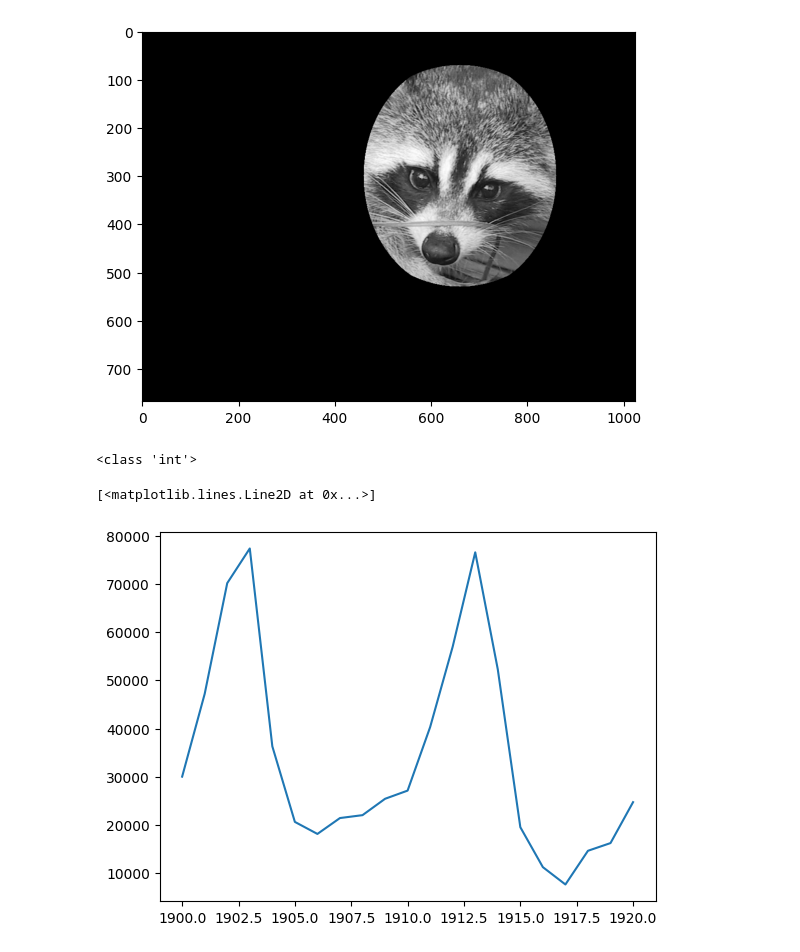
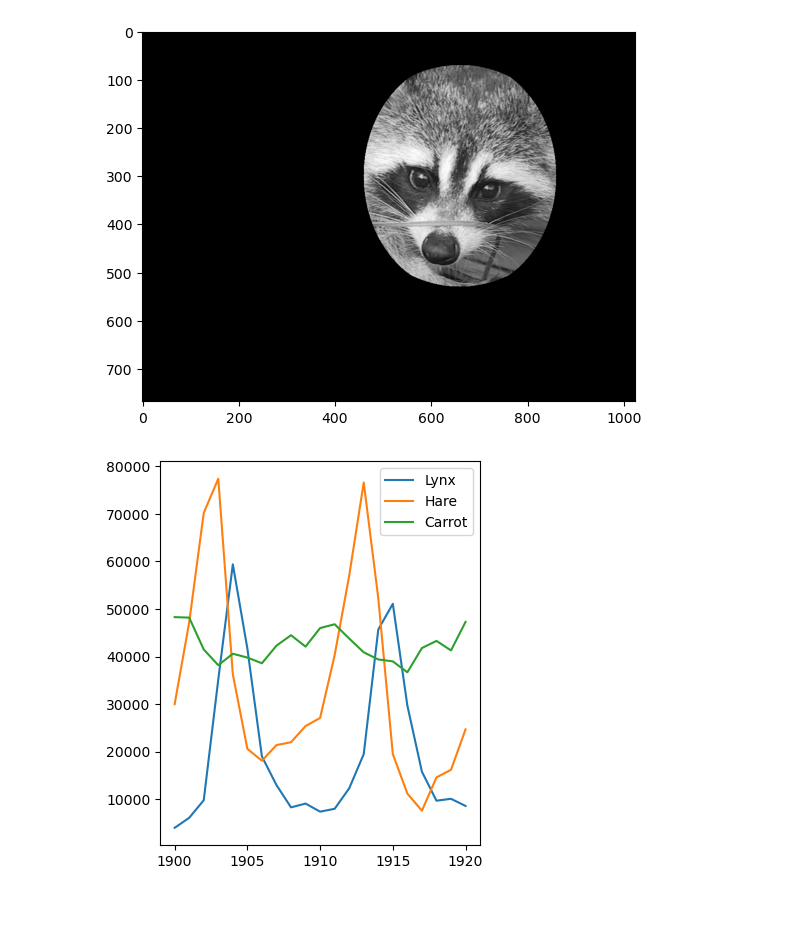
Before and after one commit to Morpheuseses/IDA_works, a Jupyter notebook: lab_scipy/tasks.ipynb, the cells around one changed output. Saved outputs shown, nothing was run; the diff lists cells and outputs as text; code cells hidden in the pictures; blank space fills up the shorter version.

```diff
--- a/lab_scipy/tasks.ipynb
+++ b/lab_scipy/tasks.ipynb
@@ -50,40 +50,20 @@ plt.imshow(face, cmap='gray')
 # %% [output]
 <matplotlib.image.AxesImage at 0x...>
 [figure]
-# %%
-'''
-year	hare	lynx	carrot
-1900	30e3	4e3	48300
-1901	47.2e3	6.1e3	48200
-1902	70.2e3	9.8e3	41500
-1903	77.4e3	35.2e3	38200
-1904	36.3e3	59.4e3	40600
-1905	20.6e3	41.7e3	39800
-1906	18.1e3	19e3	38600
-1907	21.4e3	13e3	42300
-1908	22e3	8.3e3	44500
-1909	25.4e3	9.1e3	42100
-1910	27.1e3	7.4e3	46000
-1911	40.3e3	8e3	46800
-1912	57e3	12.3e3	43800
-1913	76.6e3	19.5e3	40900
-1914	52.3e3	45.7e3	39400
-1915	19.5e3	51.1e3	39000
-1916	11.2e3	29.7e3	36700
-1917	7.6e3	15.8e3	41800
-1918	14.6e3	9.7e3	43300
-1919	16.2e3	10.1e3	41300
-1920	24.7e3	8.6e3	47300
-'''
-
-year = [1900, 1901, 1902, 1903, 1904, 1905, 1906, 1907, 1908, 1909, 1910, 1911, 1912, 1913, 1914, 1915, 1916, 1917, 1918, 1919, 1920]
-print(type(year[0]))
-hares = [ 30e3, 47.2e3, 70.2e3, 77.4e3, 36.3e3, 20.6e3, 18.1e3, 21.4e3, 22e3, 25.4e3, 27.1e3, 40.3e3, 57e3, 76.6e3, 52.3e3, 19.5e3, 11.2e3, 7.6e3, 14.6e3, 16.2e3, 24.7e3 ]
-lynx = [4e3, 6.1e3, 9.8e3, 35.2e3, 59.4e3, 41.7e3, 19e3, 13e3, 8.3e3, 9.1e3, 7.4e3, 8e3, 12.3e3, 19.5e3, 45.7e3, 51.1e3, 29.7e3, 15.8e3, 9.7e3, 10.1e3, 8.6e3]
-carrot = [48300, 48200, 41500, 38200, 40600, 39800, 38600, 42300, 44500, 42100, 46000, 46800, 43800, 40900, 39400, 39000, 36700, 41800, 43300, 41300, 47300]
-
-plt.plot(year, hares)
-# %% [output]
-<class 'int'>
-[<matplotlib.lines.Line2D at 0x...>]
-[figure, removed]
+# %%
+data = np.loadtxt('https://scipy-lectures.org/_downloads/populations.txt')
+
+years, hares, lynx, carrot = data.T
+populations = data[:,1:]
+
+years = years.astype(int)
+
+plt.axes([0.2, 0.1, 0.5, 0.8])
+
+plt.plot(years, lynx, years, hares, years, carrot)
+
+plt.legend(('Lynx', 'Hare', 'Carrot'), loc='upper right')
+
+plt.show()
+# %% [output]
+[figure, added]
```
Also changed, not shown: parts of 4 cells of this notebook, 4 other files.
